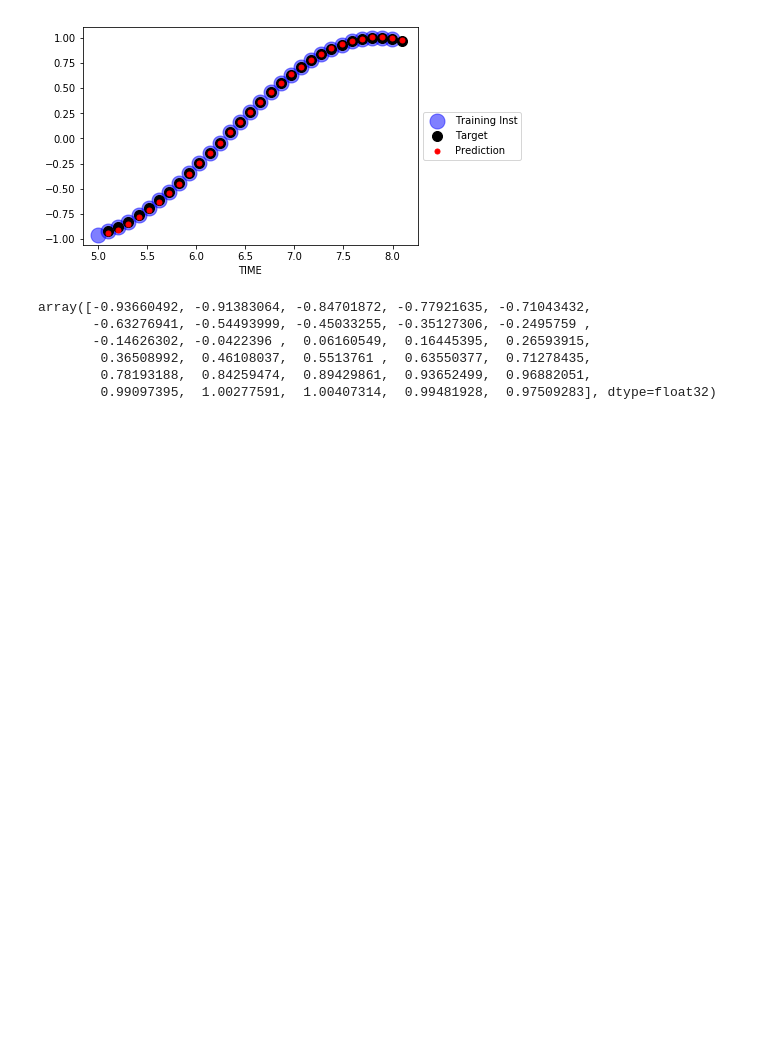
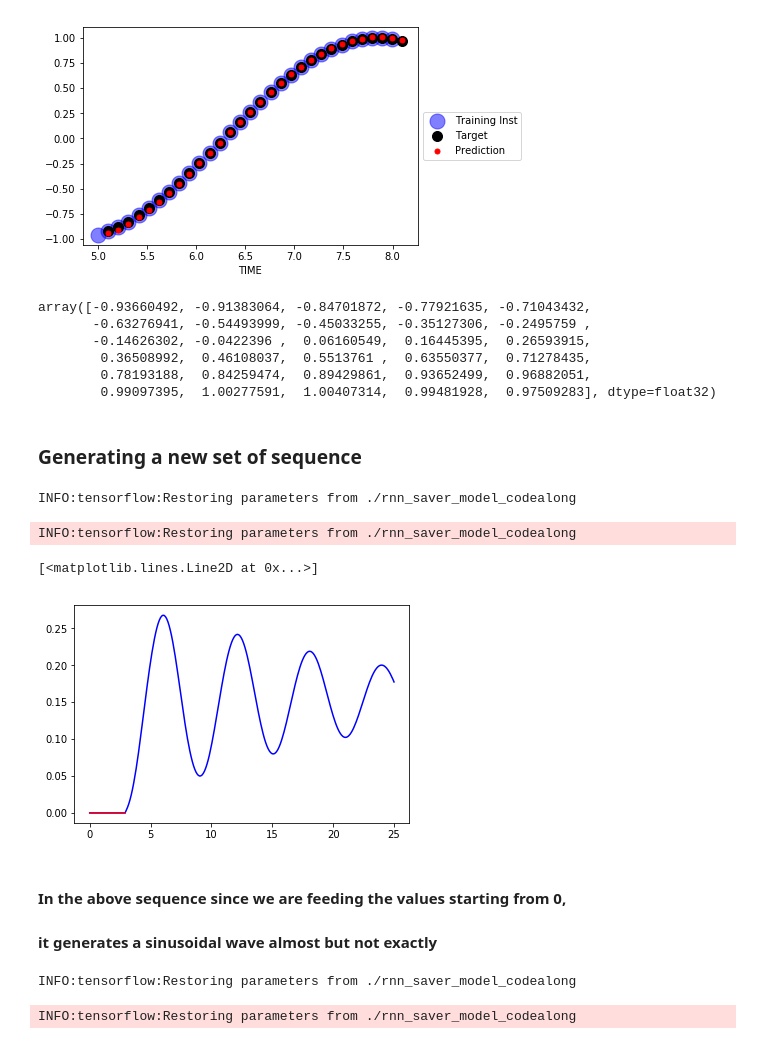
Before and after one commit to hbalakrishna/ML_Projects, a Jupyter notebook: Time Series/Time_Series_RNN.ipynb, the cells around one changed output. Saved outputs shown, nothing was run; the diff lists cells and outputs as text; code cells hidden in the pictures; blank space fills up the shorter version.

Commit message:
Generate a Sequence of new output

```diff
--- a/Time Series/Time_Series_RNN.ipynb
+++ b/Time Series/Time_Series_RNN.ipynb
@@ -227,3 +227,44 @@ array([-0.93660492, -0.91383064, -0.84701872, -0.77921635, -0.71043432,
         0.36508992,  0.46108037,  0.5513761 ,  0.63550377,  0.71278435,
         0.78193188,  0.84259474,  0.89429861,  0.93652499,  0.96882051,
         0.99097395,  1.00277591,  1.00407314,  0.99481928,  0.97509283], dtype=float32)
+# %% [markdown]
+### Generating a new set of sequence
+# %%
+with tf.Session() as sess:
+    saver.restore(sess, "./rnn_saver_model_codealong")
+
+    #Seeding only 0s for the number of time steps
+
+    zero_seed = [0.0 for i in range(num_steps)]
+
+    for iterations in range(len(ts_data.x_data) - num_steps):
+        X_batch = np.array(zero_seed[-num_steps:]).reshape(1,num_steps,1)
+        y_pred = sess.run(outputs, feed_dict={X:X_batch})
+        zero_seed.append(y_pred[0,-1,0])
+# %% [output]
+INFO:tensorflow:Restoring parameters from ./rnn_saver_model_codealong
+INFO:tensorflow:Restoring parameters from ./rnn_saver_model_codealong
+# %%
+plt.plot(ts_data.x_data, zero_seed, 'b-')
+plt.plot(ts_data.x_data[:num_steps], zero_seed[:num_steps], 'r')
+# %% [output]
+[<matplotlib.lines.Line2D at 0x...>]
+[figure, added]
+# %% [markdown]
+#### In the above sequence since we are feeding the values starting from 0,
+#### it generates a sinusoidal wave almost but not exactly
+# %%
+with tf.Session() as sess:
+    saver.restore(sess, "./rnn_saver_model_codealong")
+
+    #Seeding only 0s for the number of time steps
+
+    training_inst = list(ts_data.y_true[:30])
+
+    for iterations in range(len(training_inst) - num_steps):
+        X_batch = np.array(training_inst[-num_steps:]).reshape(1,num_steps,1)
+        y_pred = sess.run(outputs, feed_dict={X:X_batch})
+        training_inst.append(y_pred[0,-1,0])
+# %% [output]
+INFO:tensorflow:Restoring parameters from ./rnn_saver_model_codealong
+INFO:tensorflow:Restoring parameters from ./rnn_saver_model_codealong
```
Also changed, not shown: parts of 1 cell of this notebook.
